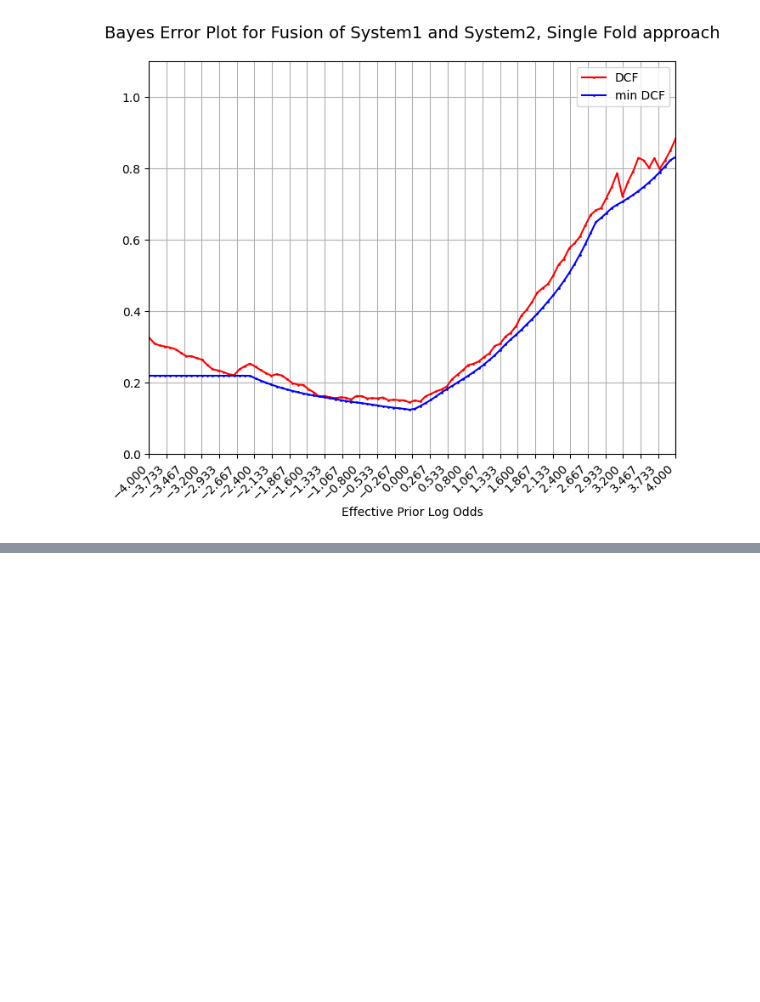
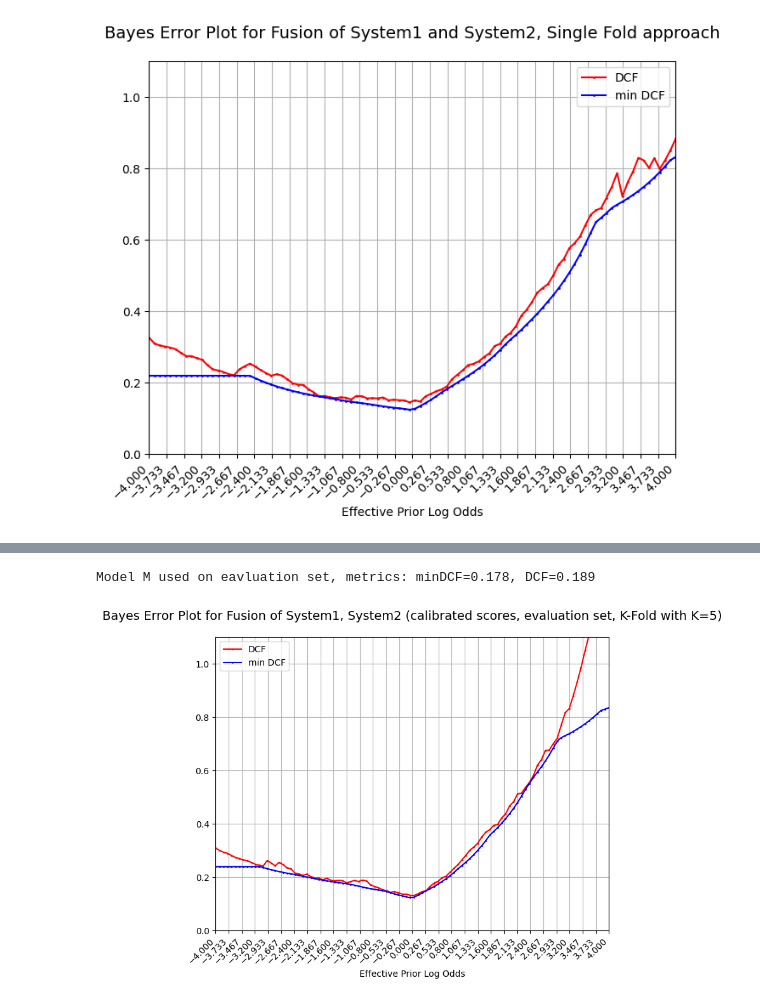
Before and after one commit to RiccardoRevalor/MachineLearningPatternRecognition, a Jupyter notebook: lab12_CalibrationFusion/cal_fusion.ipynb, the cells around one changed output, grey strips where cells are left out. Saved outputs shown, nothing was run; the diff lists cells and outputs as text; code cells hidden in the pictures; blank space fills up the shorter version.

```diff
--- a/lab12_CalibrationFusion/cal_fusion.ipynb
+++ b/lab12_CalibrationFusion/cal_fusion.ipynb
@@ -513,0 +563,18 @@ Fusion of System1 and System2: minDCF: 0.161, DCF: 0.161
+# %%
+#Now we train a model M over the whole trainin set, and then use it on evaluation set
+
+alpha_M_fused, beta_M_fused, _ = trainLogReg_PriorWeighted(np.vstack([scores_sys_1, scores_sys_2]), labels, l=0, manual_grad=True, PriorTrue=pT)
+
+#now use the model to calibrate evaluation scores
+#also here remember to stack eval_scores_1 and eval_scores2 together
+priorLogOdds = np.log(pT / (1 - pT))
+S_eval_fused = (vrow(alpha_M_fused) @ np.vstack([eval_scores_sys_1, eval_scores_sys_2]) + beta_M_fused - priorLogOdds).ravel()
+#compute minDCF, DCF on evaluation set
+DCF_eval_fused = computeEmpiricalBayesRisk_Normalized(S_eval_fused, eval_labels, pT, 1.0, 1.0)
+minDCF_eval_fused= computeMinEmpiricalBayesRisk_Normalized(S_eval_fused, eval_labels, pT, 1.0, 1.0)
+print(f"Model M used on eavluation set, metrics: minDCF={minDCF_eval_fused:.3f}, DCF={DCF_eval_fused:.3f}")
+#compute bayes error plot on evaluation scores for a wider range of application
+plotBayesErrorPlots(effPriorLogOdds, S_eval_fused, eval_labels, title=f"Bayes Error Plot for Fusion of System1, System2 (calibrated scores, evaluation set, K-Fold with K={KFOLD})")
+# %% [output]
+Model M used on eavluation set, metrics: minDCF=0.178, DCF=0.189
+[figure, added]
```
Also changed, not shown: parts of 5 cells of this notebook.
